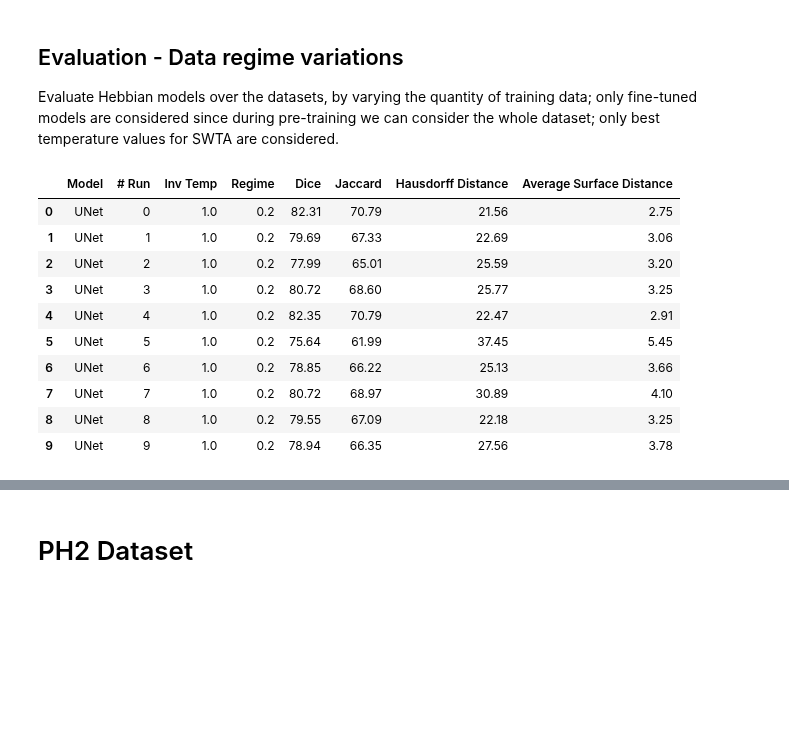
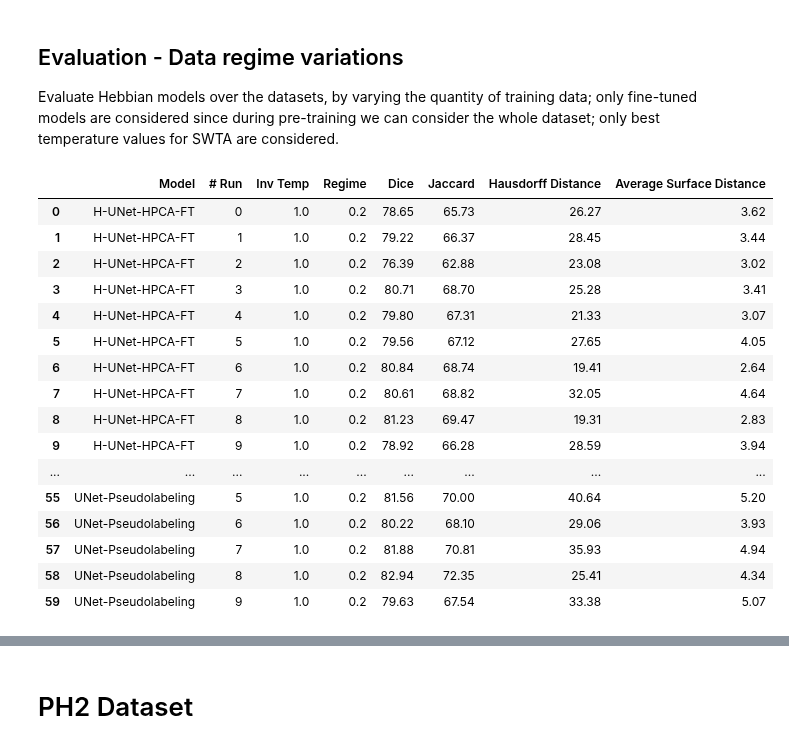
Before and after one commit to ciampluca/hebbian-skin-cancer-segmentation, a Jupyter notebook: show.ipynb, the cells around one changed output, grey strips where cells are left out. Saved outputs shown, nothing was run; the diff lists cells and outputs as text; code cells hidden in the pictures; blank space fills up the shorter version.

```diff
--- a/show.ipynb
+++ b/show.ipynb
@@ -126,8 +127,14 @@ def compute_metrics(data, grouping, metric_names=['Dice', 'Jaccard', 'Hausdorff
 
     return metrics_df
 
-def summarize_metrics(metrics, metric_names=['Dice', 'Jaccard', 'Hausdorff Distance', 'Average Surface Distance'], t_student=False):
-    mean_metrics = metrics.groupby(['Model', 'Inv Temp', 'Regime'])[metric_names].aggregate(['mean', 'std'])
+def summarize_metrics(metrics, metric_names=['Dice', 'Jaccard', 'Hausdorff Distance', 'Average Surface Distance'], confidence_level=0.70):
+
+    def compute_ci(values):
+        ci = st.t.interval(confidence_level, len(values)-1, loc=np.mean(values), scale=np.std(values)/(len(values)**0.5))
+
+        return ci
+
+    mean_metrics = metrics.groupby(['Model', 'Inv Temp', 'Regime'])[metric_names].aggregate([('Mean', np.mean), ('STD', np.std), ("CI {}%".format(confidence_level), compute_ci)])
 
     return mean_metrics
 # %% [markdown]
@@ -291,51 +306,65 @@ display(summary)
 
 <p>Evaluate Hebbian models over the datasets, by varying the quantity of training data; only fine-tuned models are considered since during pre-training we can consider the whole dataset; only best temperature values for SWTA are considered.</p>
 # %%
+#EXP_ROOT = "/home/luca/dgx-a100/workspace/hebbian-skin-cancer-segmentation/runs"
 EXP_ROOT = "/home/luca/datino/results/hebbian-medical-image-segmentation/runs"
 
-REGIMES = ['0.01', '0.02', '0.05', '0.1', '0.2']       # regimes to be considered
+#REGIMES = ['0.01', '0.02', '0.05', '0.1', '0.2']
+REGIMES = ['0.2']       # regimes to be considered
 IMAGE_SIZE = 480
 INV_TEMP_GlaS=20          # to be set accordingly, used by SWTA
 
 runs = {
     # UNET-based
-    'UNet': list(Path(EXP_ROOT + '/experiment=glas').glob('unet_base')),
-    #'UNet-Pseudolabeling': list(Path(EXP_ROOT + '/experiment=glas/unet/inv_temp-1').glob('regime-*')),
+    'UNet': list(Path(EXP_ROOT + '/experiment=glas/').glob('unet_base')),
+    'UNet-Pseudolabeling': list(Path(EXP_ROOT + '/experiment=glas').glob('unet')),
     ##'H-UNet-HPCA-FT-FROM-BEST-DICE': list(Path(EXP_ROOT + '/experiment=glas/hunet_base-hpca_ft_fromBestDice/inv_temp-1').glob('regime-*')),
     ##'H-UNet-HPCA-T-FT-FROM-BEST-DICE': list(Path(EXP_ROOT + '/experiment=glas/hunet_base-hpca_t_ft_fromBestDice/inv_temp-1').glob('regime-*')),
-    #'H-UNet-HPCA-FT': list(Path(EXP_ROOT + '/experiment=glas/hunet_base-hpca_ft/inv_temp-1').glob('regime-*')),
-    #'H-UNet-HPCA-T-FT': list(Path(EXP_ROOT + '/experiment=glas/hunet_base-hpca_t_ft/inv_temp-1').glob('regime-*')),
-    #'H-UNet-Pseudolabeling-HPCA-FT': list(Path(EXP_ROOT + '/experiment=glas/hunet-hpca_ft/inv_temp-1').glob('regime-*')),
-    #'H-UNet-Pseudolabeling-HPCA-T-FT': list(Path(EXP_ROOT + '/experiment=glas/hunet-hpca_t_ft/inv_temp-1').glob('regime-*')),
+    'H-UNet-HPCA-FT': list(Path(EXP_ROOT + '/experiment=glas/').glob('hunet_base-hpca_ft')),
+    'H-UNet-HPCA-T-FT': list(Path(EXP_ROOT + '/experiment=glas/').glob('hunet_base-hpca_t_ft')),
+    'H-UNet-Pseudolabeling-HPCA-FT': list(Path(EXP_ROOT + '/experiment=glas').glob('hunet-hpca_ft')),
+    'H-UNet-Pseudolabeling-HPCA-T-FT': list(Path(EXP_ROOT + '/experiment=glas').glob('hunet-hpca_t_ft')),
+}
+
+runs_swta = {
     ##'H-UNet-SWTA-FT-FROM-BEST-DICE': list(Path(EXP_ROOT + '/experiment=glas/hunet_base-swta_ft_fromBestDice/inv_temp-{}'.format(INV_TEMP_GlaS)).glob('regime-*')),
     ##'H-UNet-SWTA-T-FT-FROM-BEST-DICE': list(Path(EXP_ROOT + '/experiment=glas/hunet_base-swta_t_ft_fromBestDice/inv_temp-{}'.format(INV_TEMP_GlaS)).glob('regime-*')),
-    #'H-UNet-SWTA-FT': list(Path(EXP_ROOT + '/experiment=glas/hunet_base-swta_ft/inv_temp-{}'.format(INV_TEMP_GlaS)).glob('regime-*')),
-    #'H-UNet-SWTA-T-FT': list(Path(EXP_ROOT + '/experiment=glas/hunet_base-swta_t_ft/inv_temp-{}'.format(INV_TEMP_GlaS)).glob('regime-*')),
+    'H-UNet-SWTA-FT': list(Path(EXP_ROOT + '/experiment=glas/hunet_base-swta_ft').glob('inv_temp-{}'.format(INV_TEMP_GlaS))),
+    'H-UNet-SWTA-T-FT': list(Path(EXP_ROOT + '/experiment=glas/hunet_base-swta_t_ft').glob('inv_temp-{}'.format(INV_TEMP_GlaS))),
     #'H-UNet-Pseudolabeling-SWTA-FT': list(Path(EXP_ROOT + '/experiment=glas/hunet-swta_ft/inv_temp-{}'.format(INV_TEMP_GlaS)).glob('regime-*')),
     #'H-UNet-Pseudolabeling-SWTA-T-FT': list(Path(EXP_ROOT + '/experiment=glas/hunet-swta_t_ft/inv_temp-{}'.format(INV_TEMP_GlaS)).glob('regime-*')),
 }
 # %%
 # Collect predictions scanning runs
 predictions = pd.concat([collect_all(k, r, 'preds.csv', regimes=REGIMES, image_size=IMAGE_SIZE) for k, v in runs.items() for r in v], ignore_index=True)
+if runs_swta:
+    predictions_swta = pd.concat([collect_all_temperature(k, r, 'preds.csv', regimes=REGIMES, image_size=IMAGE_SIZE) for k, v in runs_swta.items() for r in v], ignore_index=True)
+    predictions = pd.concat([predictions, predictions_swta])
 # %%
 # Computing metrics
 model_grouper = ['model', 'run_number', 'inv_temp', 'regime']
 metrics = compute_metrics(predictions, model_grouper)
 
 display(metrics)
 
-summary = summarize_metrics(metrics)
+summary = summarize_metrics(metrics, confidence_level=0.90)
 
 display(summary)
 # %% [output]
 |  | Model | # Run | Inv Temp | Regime | Dice | Jaccard | Hausdorff Distance | Average Surface Distance |
-| 0 | UNet | 0 | 1.0 | 0.2 | 82.31 | 70.79 | 21.56 | 2.75 |
-| 1 | UNet | 1 | 1.0 | 0.2 | 79.69 | 67.33 | 22.69 | 3.06 |
-| 2 | UNet | 2 | 1.0 | 0.2 | 77.99 | 65.01 | 25.59 | 3.20 |
-| 3 | UNet | 3 | 1.0 | 0.2 | 80.72 | 68.60 | 25.77 | 3.25 |
-| 4 | UNet | 4 | 1.0 | 0.2 | 82.35 | 70.79 | 22.47 | 2.91 |
-| 5 | UNet | 5 | 1.0 | 0.2 | 75.64 | 61.99 | 37.45 | 5.45 |
-| 6 | UNet | 6 | 1.0 | 0.2 | 78.85 | 66.22 | 25.13 | 3.66 |
-| 7 | UNet | 7 | 1.0 | 0.2 | 80.72 | 68.97 | 30.89 | 4.10 |
-| 8 | UNet | 8 | 1.0 | 0.2 | 79.55 | 67.09 | 22.18 | 3.25 |
-| 9 | UNet | 9 | 1.0 | 0.2 | 78.94 | 66.35 | 27.56 | 3.78 |
+| 0 | H-UNet-HPCA-FT | 0 | 1.0 | 0.2 | 78.65 | 65.73 | 26.27 | 3.62 |
+| 1 | H-UNet-HPCA-FT | 1 | 1.0 | 0.2 | 79.22 | 66.37 | 28.45 | 3.44 |
+| 2 | H-UNet-HPCA-FT | 2 | 1.0 | 0.2 | 76.39 | 62.88 | 23.08 | 3.02 |
+| 3 | H-UNet-HPCA-FT | 3 | 1.0 | 0.2 | 80.71 | 68.70 | 25.28 | 3.41 |
+| 4 | H-UNet-HPCA-FT | 4 | 1.0 | 0.2 | 79.80 | 67.31 | 21.33 | 3.07 |
+| 5 | H-UNet-HPCA-FT | 5 | 1.0 | 0.2 | 79.56 | 67.12 | 27.65 | 4.05 |
+| 6 | H-UNet-HPCA-FT | 6 | 1.0 | 0.2 | 80.84 | 68.74 | 19.41 | 2.64 |
+| 7 | H-UNet-HPCA-FT | 7 | 1.0 | 0.2 | 80.61 | 68.82 | 32.05 | 4.64 |
+| 8 | H-UNet-HPCA-FT | 8 | 1.0 | 0.2 | 81.23 | 69.47 | 19.31 | 2.83 |
+| 9 | H-UNet-HPCA-FT | 9 | 1.0 | 0.2 | 78.92 | 66.28 | 28.59 | 3.94 |
+| ... | ... | ... | ... | ... | ... | ... | ... | ... |
+| 55 | UNet-Pseudolabeling | 5 | 1.0 | 0.2 | 81.56 | 70.00 | 40.64 | 5.20 |
+| 56 | UNet-Pseudolabeling | 6 | 1.0 | 0.2 | 80.22 | 68.10 | 29.06 | 3.93 |
+| 57 | UNet-Pseudolabeling | 7 | 1.0 | 0.2 | 81.88 | 70.81 | 35.93 | 4.94 |
+| 58 | UNet-Pseudolabeling | 8 | 1.0 | 0.2 | 82.94 | 72.35 | 25.41 | 4.34 |
+| 59 | UNet-Pseudolabeling | 9 | 1.0 | 0.2 | 79.63 | 67.54 | 33.38 | 5.07 |
```
Also changed, not shown: parts of 8 cells of this notebook, 4 other files.
